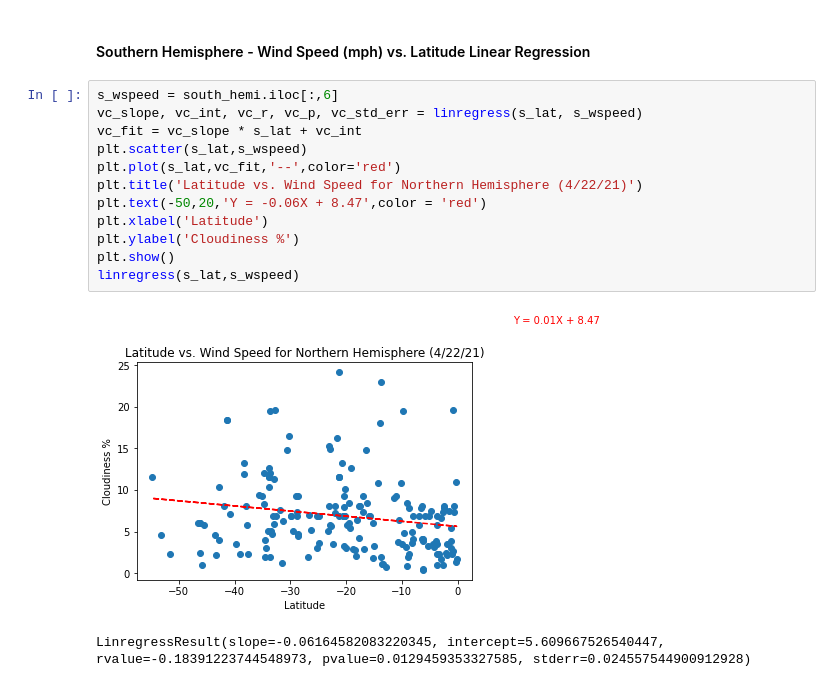
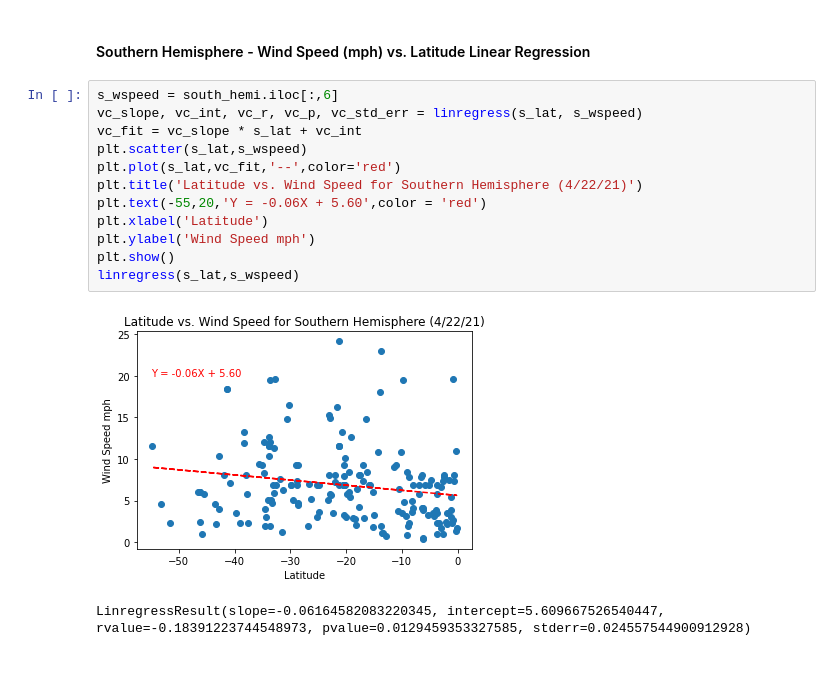
Before and after one commit to jconcha56429/python-api-challenge, a Jupyter notebook: WeatherPy/WeatherPy.ipynb, the cells around one changed output. Saved outputs shown, nothing was run; the diff lists cells and outputs as text.

```diff
--- a/WeatherPy/WeatherPy.ipynb
+++ b/WeatherPy/WeatherPy.ipynb
@@ -391,15 +374,15 @@ LinregressResult(slope=0.011580512674890086, intercept=8.475604213070397, rvalue
 # %%
 s_wspeed = south_hemi.iloc[:,6]
 vc_slope, vc_int, vc_r, vc_p, vc_std_err = linregress(s_lat, s_wspeed)
 vc_fit = vc_slope * s_lat + vc_int
 plt.scatter(s_lat,s_wspeed)
 plt.plot(s_lat,vc_fit,'--',color='red')
-plt.title('Latitude vs. Wind Speed for Northern Hemisphere (4/22/21)')
-plt.text(-50,20,'Y = -0.06X + 8.47',color = 'red')
+plt.title('Latitude vs. Wind Speed for Southern Hemisphere (4/22/21)')
+plt.text(-55,20,'Y = -0.06X + 5.60',color = 'red')
 plt.xlabel('Latitude')
-plt.ylabel('Cloudiness %')
+plt.ylabel('Wind Speed mph')
 plt.show()
 linregress(s_lat,s_wspeed)
 # %% [output]
-[figure, old version]
+[figure, new version]
 LinregressResult(slope=-0.06164582083220345, intercept=5.609667526540447, rvalue=-0.18391223744548973, pvalue=0.0129459353327585, stderr=0.024557544900912928)
```
Also changed, not shown: parts of 2 cells of this notebook, 2 other files.
